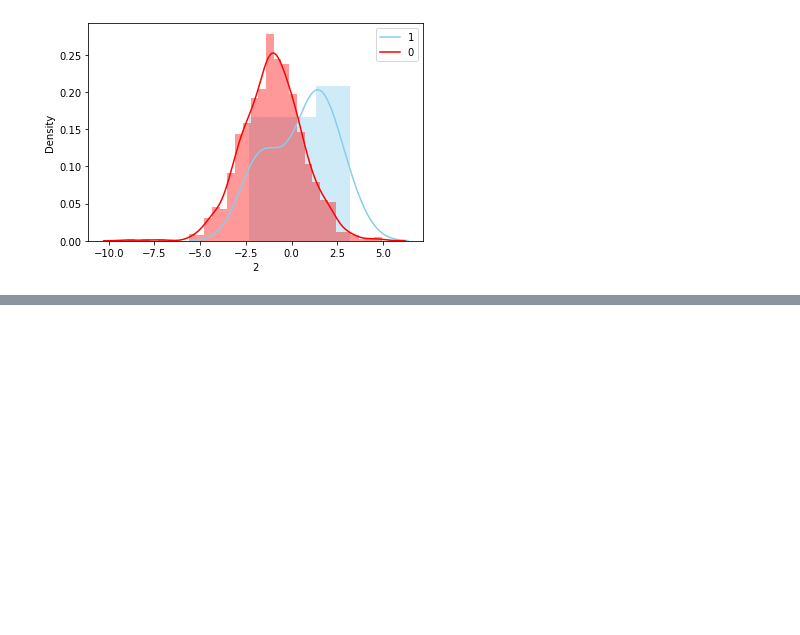
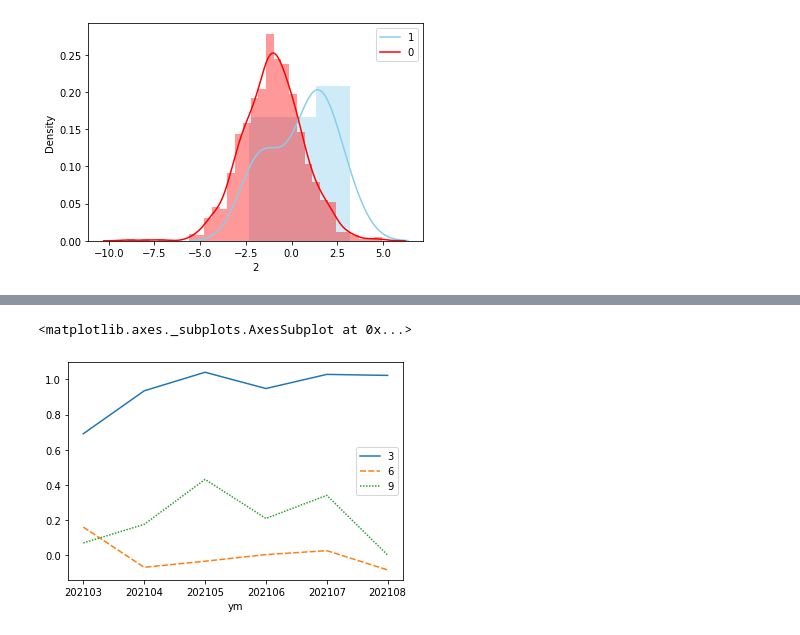
Before and after one commit to Kyungmin-Yu/BTC_prediction, a Jupyter notebook: vis_test.ipynb, the cells around one changed output, grey strips where cells are left out. Cells and saved outputs as stored; diff of their text form; code cells hidden in the pictures; blank space fills up the shorter version.

```diff
--- a/vis_test.ipynb
+++ b/vis_test.ipynb
@@ -113,0 +109,7 @@ plt.legend(labels=['1', '0'])
+# %%
+change_df = df.groupby('ym')[3, 6, 9].mean()
+# %%
+sns.lineplot(data = change_df)
+# %% [output]
+<matplotlib.axes._subplots.AxesSubplot at 0x...>
+[figure, added]
```
Also changed, not shown: parts of 23 cells of this notebook.
